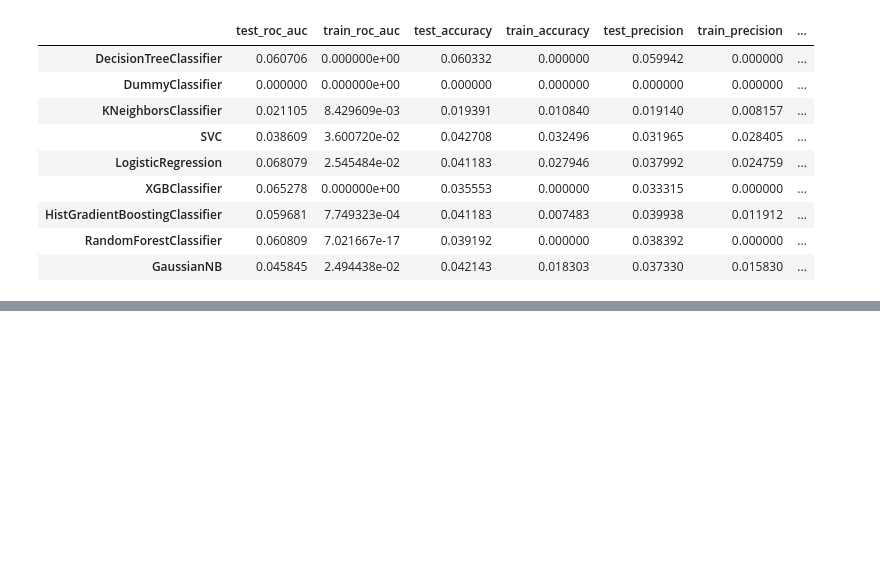
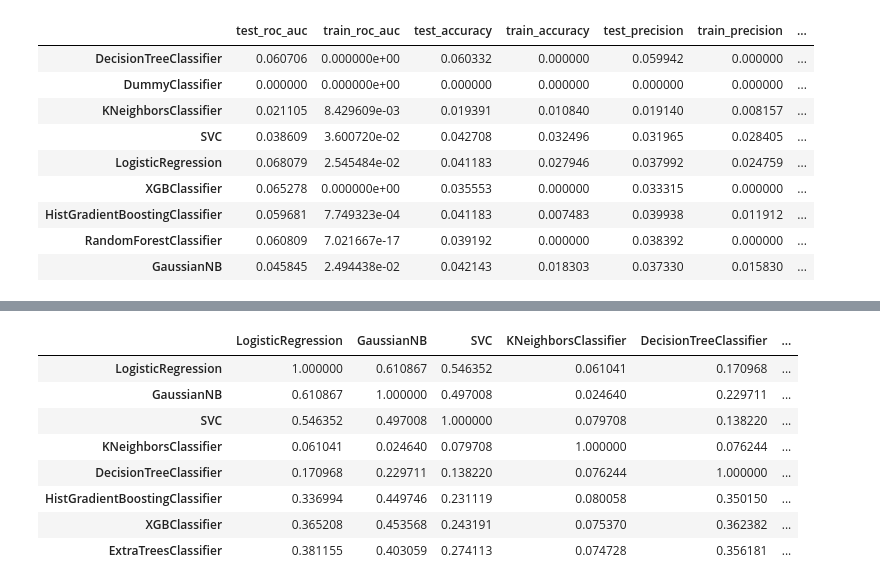
Before and after one commit to rxavier/poniard, a Jupyter notebook: nbs/estimators.core.ipynb, the cells around one changed output, grey strips where cells are left out. Cells and saved outputs as stored; diff of their text form; code cells hidden in the pictures; blank space fills up the shorter version.

```diff
--- a/nbs/estimators.core.ipynb
+++ b/nbs/estimators.core.ipynb
@@ -1743,0 +1981,12 @@ Reassign feature types.
+# %%
+pnd.get_predictions_similarity()
+# %% [output]
+|  | LogisticRegression | GaussianNB | SVC | KNeighborsClassifier | DecisionTreeClassifier | ... |
+| LogisticRegression | 1.000000 | 0.610867 | 0.546352 | 0.061041 | 0.170968 | ... |
+| GaussianNB | 0.610867 | 1.000000 | 0.497008 | 0.024640 | 0.229711 | ... |
+| SVC | 0.546352 | 0.497008 | 1.000000 | 0.079708 | 0.138220 | ... |
+| KNeighborsClassifier | 0.061041 | 0.024640 | 0.079708 | 1.000000 | 0.076244 | ... |
+| DecisionTreeClassifier | 0.170968 | 0.229711 | 0.138220 | 0.076244 | 1.000000 | ... |
+| HistGradientBoostingClassifier | 0.336994 | 0.449746 | 0.231119 | 0.080058 | 0.350150 | ... |
+| XGBClassifier | 0.365208 | 0.453568 | 0.243191 | 0.075370 | 0.362382 | ... |
+| ExtraTreesClassifier | 0.381155 | 0.403059 | 0.274113 | 0.074728 | 0.356181 | ... |
```
Also changed, not shown: parts of 46 cells of this notebook, 7 other files.
